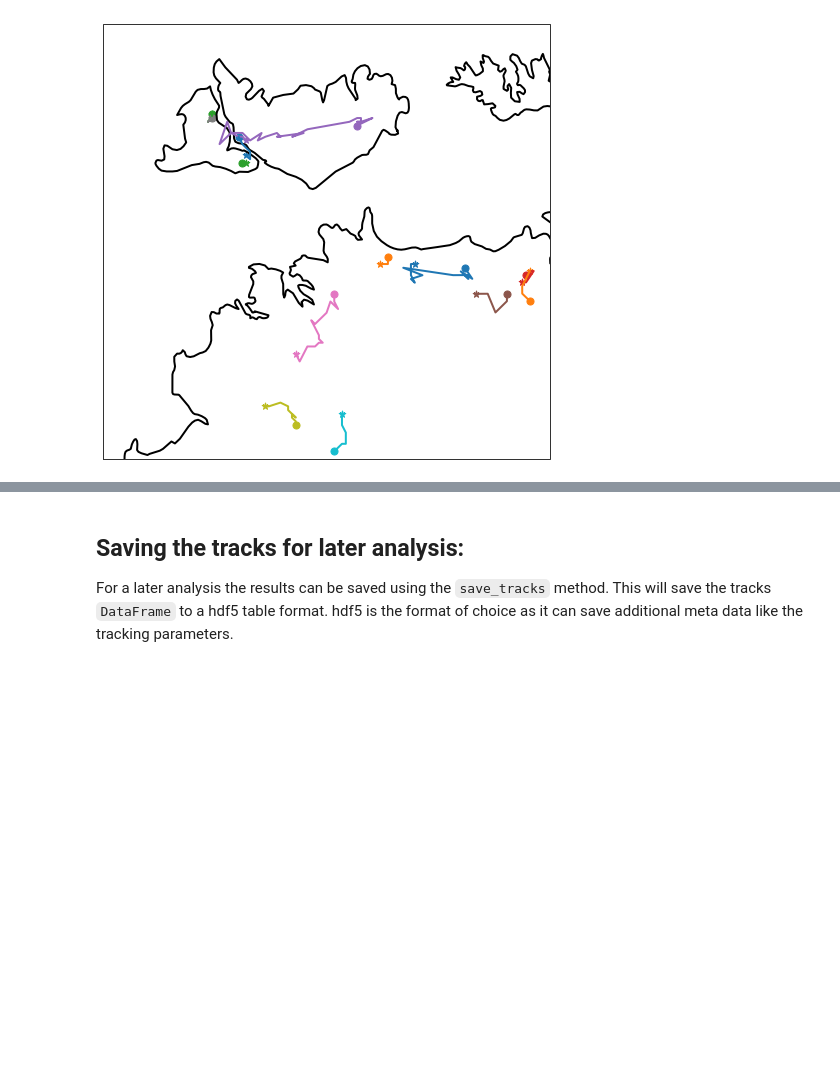
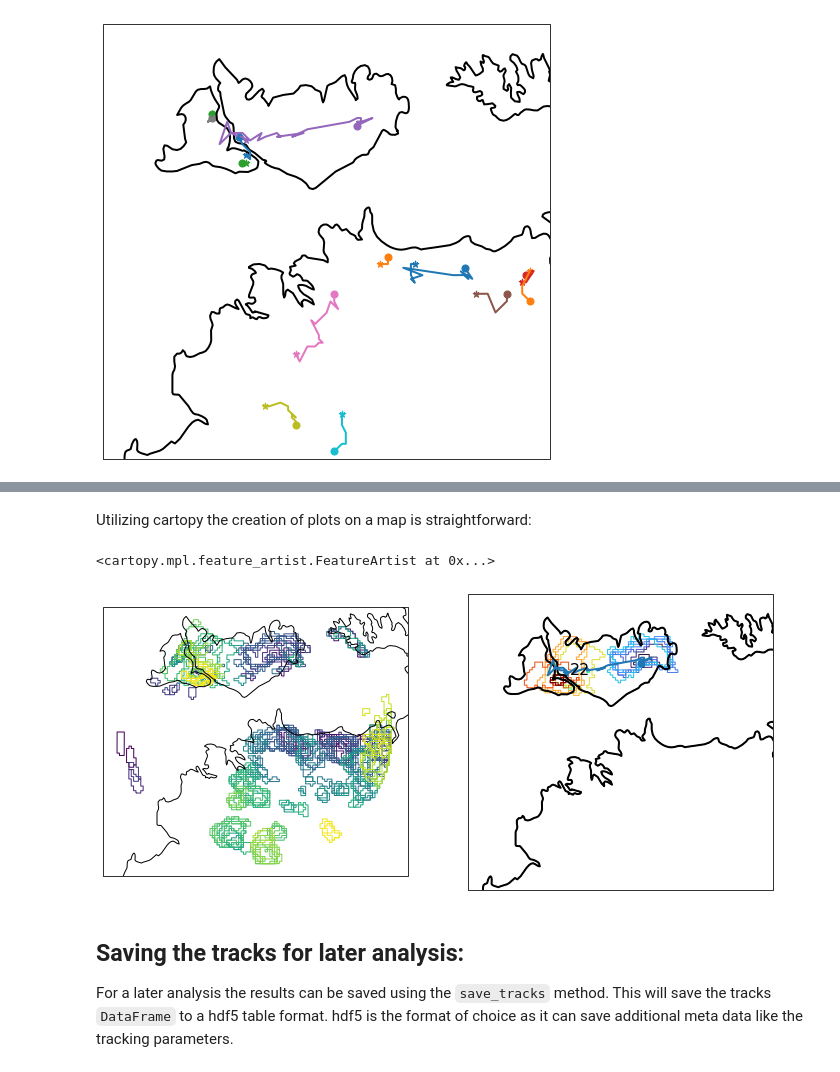
Before and after one commit to antarcticrainforest/tintX, a Jupyter notebook: docs/source/I_Tracking_data_from_files.ipynb, the cells around one changed output, grey strips where cells are left out. Cells and saved outputs as stored; diff of their text form; code cells hidden in the pictures; blank space fills up the shorter version.

```diff
--- a/docs/source/I_Tracking_data_from_files.ipynb
+++ b/docs/source/I_Tracking_data_from_files.ipynb
@@ -108,3 +117,28 @@ ax = RD.plot_trajectories(mintrace=4, plot_style=dict(lw=2))
+# %% [markdown]
+Utilizing cartopy the creation of plots on a map is straightforward:
+# %%
+fig = plt.figure(figsize=(12,10))
+ax = fig.add_subplot(121, projection=crs.PlateCarree())
+
+gdf = RD.tracks
+
+# plot everything
+gdf.plot(ax=ax, cmap="viridis", facecolor="None", transform=gdf.crs, aspect=1)
+ax.coastlines(resolution="10m")
+
+# plot single track
+ax = fig.add_subplot(122, projection=crs.PlateCarree())
+uid = "22"
+gdf["geometry"][:, uid].plot(ax=ax,
+                              cmap="turbo",
+                              facecolor="None",
+                              transform=gdf.crs,
+                              aspect=1)
+RD.plot_trajectories(ax=ax, mintrace=4, plot_style=dict(lw=2), uids=[uid], label=True)
+ax.coastlines(resolution="10m")
+# %% [output]
+<cartopy.mpl.feature_artist.FeatureArtist at 0x...>
+[figure, added]
 # %% [markdown]
 ## Saving the tracks for later analysis:
 For a later analysis the results can be saved using the `save_tracks` method. This will save the tracks `DataFrame` to a hdf5 table format. hdf5 is the format of choice as it can save additional meta data like the tracking parameters.
```
Also changed, not shown: parts of 10 cells of this notebook, 5 other files.
